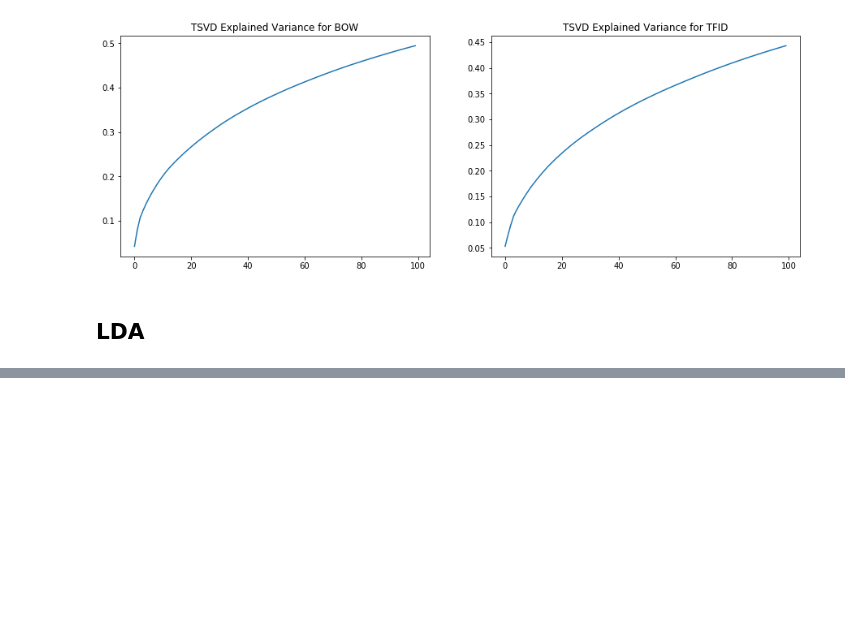
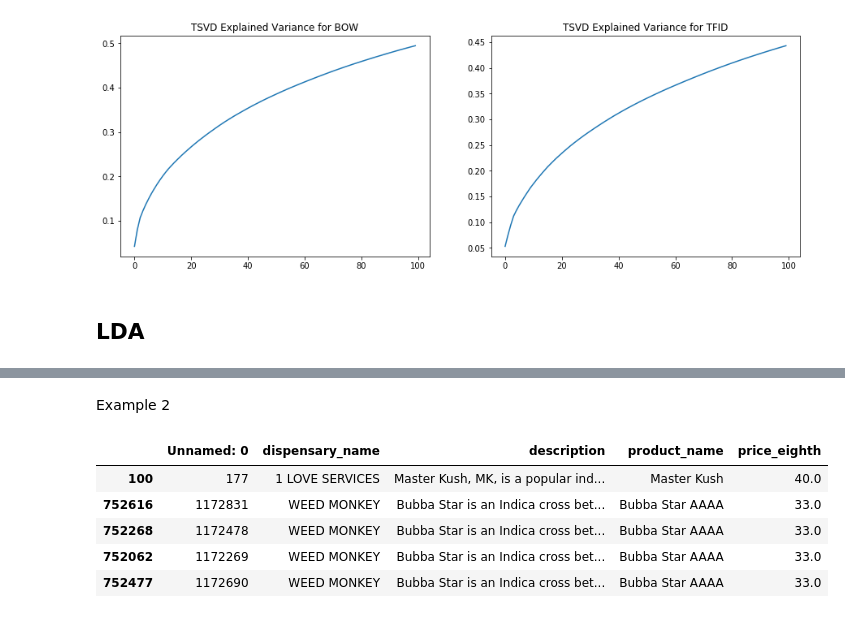
Before and after one commit to CyrusDioun/Jimmy_ML_sandbox, a Jupyter notebook: data_prep.ipynb, the cells around one changed output, grey strips where cells are left out. Saved outputs shown, nothing was run; the diff lists cells and outputs as text; code cells hidden in the pictures; blank space fills up the shorter version.

```diff
--- a/data_prep.ipynb
+++ b/data_prep.ipynb
@@ -231,0 +417,13 @@ for i in range(num_clusters):
+# %% [markdown]
+Example 2
+# %%
+distances1, indices1 = nbrs.kneighbors(tsvd_bow_npy[100:101,:])
+# %%
+cleaned_weed_text.iloc[indices1[0]]
+# %% [output]
+|  | Unnamed: 0 | dispensary_name | description | product_name | price_eighth |
+| 100 | 177 | 1 LOVE SERVICES | Master Kush, MK, is a popular ind... | Master Kush | 40.0 |
+| 752616 | 1172831 | WEED MONKEY | Bubba Star is an Indica cross bet... | Bubba Star AAAA | 33.0 |
+| 752268 | 1172478 | WEED MONKEY | Bubba Star is an Indica cross bet... | Bubba Star AAAA | 33.0 |
+| 752062 | 1172269 | WEED MONKEY | Bubba Star is an Indica cross bet... | Bubba Star AAAA | 33.0 |
+| 752477 | 1172690 | WEED MONKEY | Bubba Star is an Indica cross bet... | Bubba Star AAAA | 33.0 |
```
Also changed, not shown: parts of 39 cells of this notebook.
